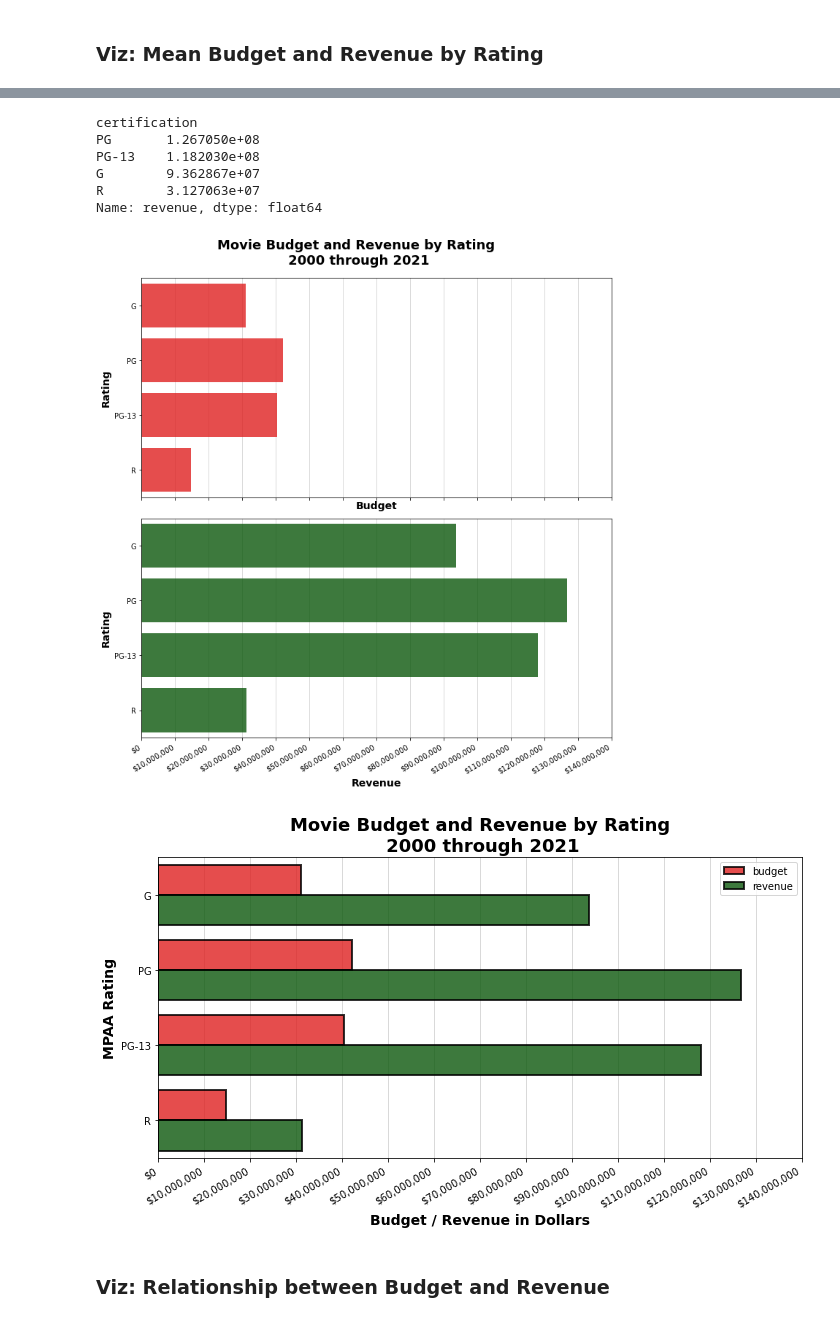
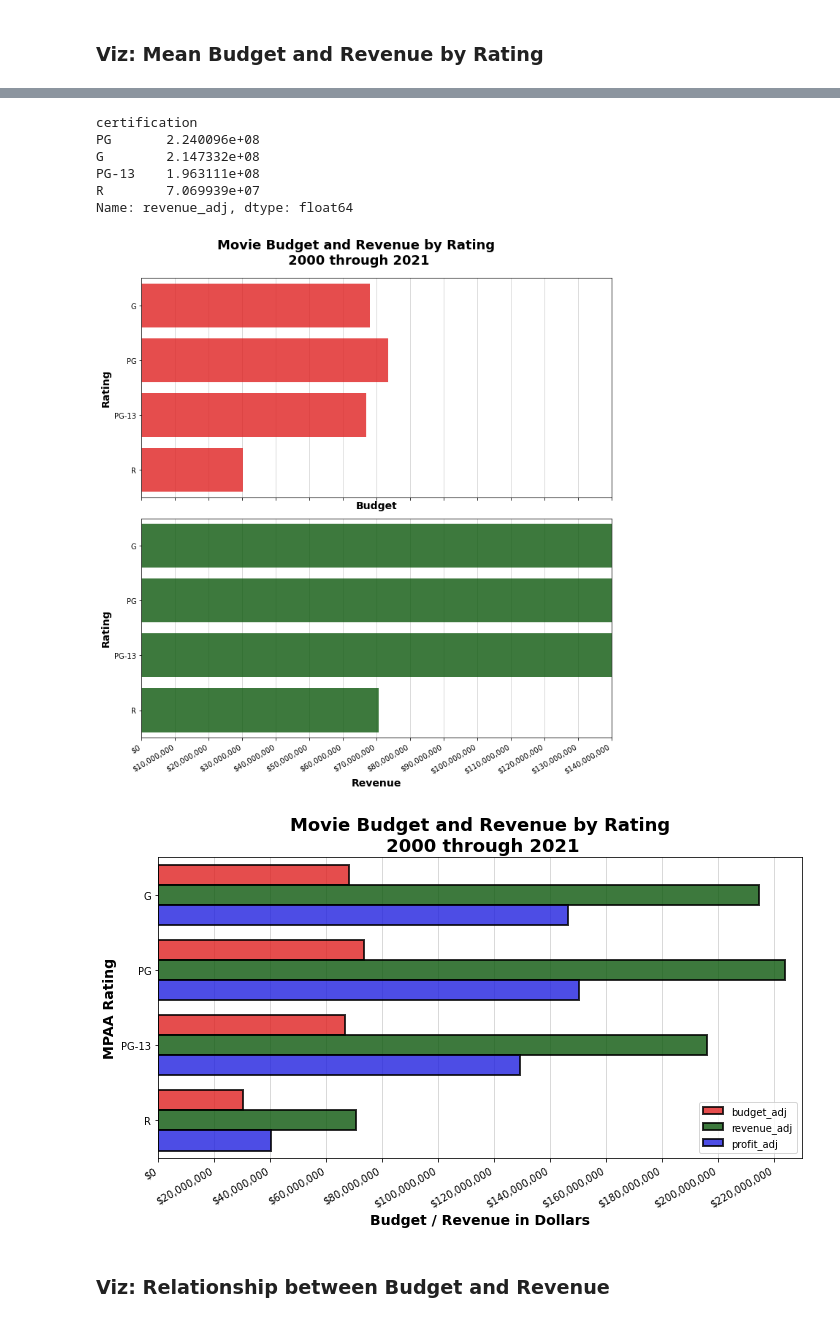
Before and after one commit to msmccann10/PP-movie-database-and-analysis, a Jupyter notebook: 01_Extract_and_Transform.ipynb, the cells around one changed output, grey strips where cells are left out. Saved outputs shown, nothing was run; the diff lists cells and outputs as text; code cells hidden in the pictures.

```diff
--- a/01_Extract_and_Transform.ipynb
+++ b/01_Extract_and_Transform.ipynb
@@ -367,7 +502,7 @@ ratings.to_csv("data/title_ratings.csv.gz",compression='gzip',index=False)
 # EDA
 # %%
 # Load in data
-tmdb_merged = pd.read_csv("data/tmdb_merged.csv.gz")
+tmdb_merged = pd.read_csv(f"{FOLDER}tmdb_merged.csv.gz")
 # %%
 # Make a copy for visualization purposes
 tmdb_viz = tmdb_merged.copy()
@@ -385,10 +538,10 @@ tmdb_viz.dropna(subset= ['certification'], inplace = True)
 # %%
 # Lets see what our dataset has in terms of budget/revenue data
-budget = tmdb_viz['budget'] > 0
-revenue = tmdb_viz['revenue'] > 0
-either = tmdb_viz[budget | revenue]
+budget = tmdb_viz['budget_adj'] > 0
+revenue = tmdb_viz['revenue_adj'] > 0
+both = tmdb_viz[budget & revenue]
 
 print(f'{budget.sum()} rows have budget information.')
 print(f'{revenue.sum()} rows have revenue information.')
-print(f'{either["imdb_id"].count()} rows have either budget OR revenue information.')
+print(f'{both["tconst"].count()} rows have both budget AND revenue information.')
 # %% [output]
@@ -398,6 +551,6 @@ print(f'{either["imdb_id"].count()} rows have either budget OR revenue informati
 # %%
 # Grab movies with either budget OR revenue information available.
-tmdb_viz = tmdb_viz[budget | revenue]
+tmdb_viz = tmdb_viz[budget & revenue]
 # %% [markdown]
 ### Viz: Distriubution by Rating
 # %%
@@ -432,12 +585,12 @@ Name: budget, dtype: float64
 # %%
-tmdb_viz.groupby('certification')['revenue'].mean().sort_values(ascending = False)
+tmdb_viz.groupby('certification')['revenue_adj'].mean().sort_values(ascending = False)
 # %% [output]
 certification
-PG       1.267050e+08
-PG-13    1.182030e+08
-G        9.362867e+07
-R        3.127063e+07
-Name: revenue, dtype: float64
+PG       2.240096e+08
+G        2.147332e+08
+PG-13    1.963111e+08
+R        7.069939e+07
+Name: revenue_adj, dtype: float64
 # %%
 # Import string formatter for labels
 from matplotlib.ticker import StrMethodFormatter
@@ -446,11 +599,11 @@ from matplotlib.ticker import StrMethodFormatter
 fig, axes = plt.subplots(figsize=(10,10), nrows = 2, sharex = True)
 plt.suptitle('Movie Budget and Revenue by Rating\n 2000 through 2021',
              fontsize = 18, weight = 'bold', y = 1.06)
-sns.barplot(data = tmdb_viz, x = 'budget', y = 'certification',
+sns.barplot(data = tmdb_viz, x = 'budget_adj', y = 'certification',
             ci = None, color = "red", alpha = .8, ax = axes[0])
 axes[0].set_xlabel('Budget', fontsize=14, weight = 'semibold')
 axes[0].set_ylabel('Rating',  fontsize=14, weight = 'semibold')
-sns.barplot(data = tmdb_viz, x = 'revenue', y = 'certification',
+sns.barplot(data = tmdb_viz, x = 'revenue_adj', y = 'certification',
             ci = None, color = "#006400", alpha = .8, ax = axes[1])
 axes[1].set_xlabel('Revenue', fontsize=14, weight = 'semibold')
 axes[1].set_ylabel('Rating',  fontsize=14, weight = 'semibold')
@@ -461,30 +614,30 @@ plt.xlim(0,140000000)
 plt.xticks(range(0, 141000000, 10000000),rotation = 30, ha = 'right')
 fig.tight_layout()
 # %% [output]
-[figure, old version]
+[figure, new version]
 # %%
 # Attempt 2 at comparing budget/revene on rating
-palette ={"budget": "red", "revenue": "#006400"}
+palette ={"budget_adj": "red", "revenue_adj": "#006400", "profit_adj": 'blue'}
 
 fig, axes = plt.subplots(figsize=(10,6), ncols = 1, nrows = 1)
 sns.barplot(data = tmdb_viz.melt('certification',
-                                 value_vars = ['budget', 'revenue']),
+                                 value_vars = ['budget_adj', 'revenue_adj', 'profit_adj']),
             x = 'value', y = 'certification', hue = 'variable',
             palette = palette, alpha = .8, ci = None,
             edgecolor = 'black', lw = '2', ax = axes)
 plt.title('Movie Budget and Revenue by Rating\n 2000 through 2021',
              fontsize = 18, weight = 'bold')
 plt.xlabel('Budget / Revenue in Dollars', fontsize=14, weight = 'semibold')
 plt.ylabel('MPAA Rating',  fontsize=14, weight = 'semibold')
 axes.grid(axis = 'x', alpha = .6, zorder = 0)
 axes.set_axisbelow(True)
 axes.xaxis.set_major_formatter(StrMethodFormatter('${x:,.0f}'))
 axes.legend(title = None, )
-plt.xlim(0,140000000)
-plt.xticks(range(0, 141000000, 10000000),rotation = 30, ha = 'right')
+plt.xlim(0,230000000)
+plt.xticks(range(0, 230001000, 20000000),rotation = 30, ha = 'right')
 fig.tight_layout();
 # %% [output]
-[figure, old version]
+[figure, new version]
 # %% [markdown]
 ### Viz: Relationship between Budget and Revenue
 # %%
```
Also changed, not shown: parts of 65 cells of this notebook, 8 other files.
